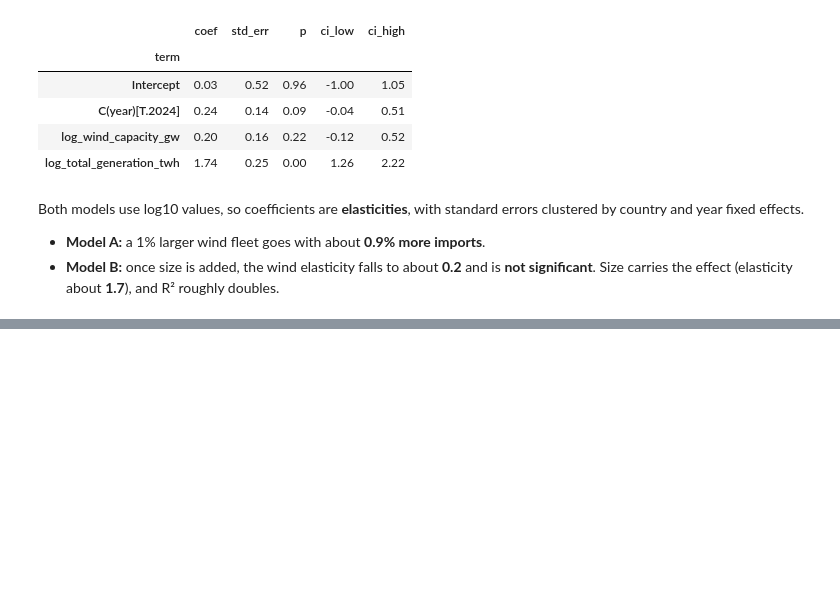
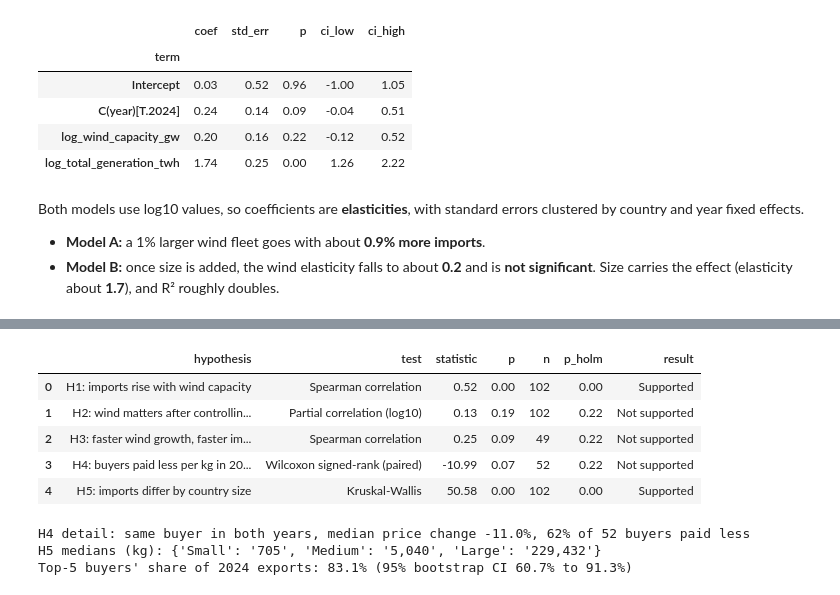
Before and after one commit to bolorbud-gif/business-analytics-portfolio, a Jupyter notebook: notebooks/02_eda_analysis.ipynb, the cells around one changed output, grey strips where cells are left out. Cells and saved outputs as stored; diff of their text form; code cells hidden in the pictures; blank space fills up the shorter version.

```diff
--- a/notebooks/02_eda_analysis.ipynb
+++ b/notebooks/02_eda_analysis.ipynb
@@ -275,0 +335,38 @@ show(fig, "04_size_confound")
+# %%
+h1 = st.correlation(sample, "imports_from_china_kg", "wind_capacity_gw")
+h2 = st.partial_correlation(sample, "imports_from_china_kg", "wind_capacity_gw", ["total_generation_twh"])
+h3 = st.correlation(panel[panel["year"] == 2024], "import_growth_pct", "wind_generation_change_twh")
+exports = trade[trade["trade_flow"] == "Export"]
+h4 = st.paired_change(exports, "partner", "year", "unit_value_usd_per_kg", 2023, 2024)
+h5 = st.compare_groups(sample, "imports_from_china_kg", "size_group", ["Small", "Medium", "Large"])
+tests = st.hypothesis_table([
+    {"hypothesis": "H1: imports rise with wind capacity", "test": "Spearman correlation",
+     "statistic": h1["r"], "p": h1["p"], "n": h1["n"]},
+    {"hypothesis": "H2: wind matters after controlling for size", "test": "Partial correlation (log10)",
+     "statistic": h2["r"], "p": h2["p"], "n": h2["n"]},
+    {"hypothesis": "H3: faster wind growth, faster import growth (2024)", "test": "Spearman correlation",
+     "statistic": h3["r"], "p": h3["p"], "n": h3["n"]},
+    {"hypothesis": "H4: buyers paid less per kg in 2024 than 2023", "test": "Wilcoxon signed-rank (paired)",
+     "statistic": h4["median_change_pct"], "p": h4["p"], "n": h4["n"]},
+    {"hypothesis": "H5: imports differ by country size", "test": "Kruskal-Wallis",
+     "statistic": h5["statistic"], "p": h5["p"], "n": h5["n"]},
+])
+tests
+# %% [output]
+|  | hypothesis | test | statistic | p | n | p_holm | result |
+| 0 | H1: imports rise with wind capacity | Spearman correlation | 0.52 | 0.00 | 102 | 0.00 | Supported |
+| 1 | H2: wind matters after controllin... | Partial correlation (log10) | 0.13 | 0.19 | 102 | 0.22 | Not supported |
+| 2 | H3: faster wind growth, faster im... | Spearman correlation | 0.25 | 0.09 | 49 | 0.22 | Not supported |
+| 3 | H4: buyers paid less per kg in 20... | Wilcoxon signed-rank (paired) | -10.99 | 0.07 | 52 | 0.22 | Not supported |
+| 4 | H5: imports differ by country size | Kruskal-Wallis | 50.58 | 0.00 | 102 | 0.00 | Supported |
+# %%
+print(f"H4 detail: same buyer in both years, median price change {h4['median_change_pct']:+.1f}%, "
+      f"{h4['share_falling']:.0%} of {h4['n']} buyers paid less")
+print("H5 medians (kg):", {k: f"{v:,.0f}" for k, v in h5["medians"].items()})
+ci = st.bootstrap_ci(exports_2024.groupby("partner")["quantity_kg"].sum(), st.top_share)
+print(f"Top-5 buyers' share of 2024 exports: {ci['estimate']:.1%} "
+      f"(95% bootstrap CI {ci['ci_low']:.1%} to {ci['ci_high']:.1%})")
+# %% [output]
+H4 detail: same buyer in both years, median price change -11.0%, 62% of 52 buyers paid less
+H5 medians (kg): {'Small': '705', 'Medium': '5,040', 'Large': '229,432'}
+Top-5 buyers' share of 2024 exports: 83.1% (95% bootstrap CI 60.7% to 91.3%)
```
Also changed, not shown: parts of 19 cells of this notebook, 21 other files.
